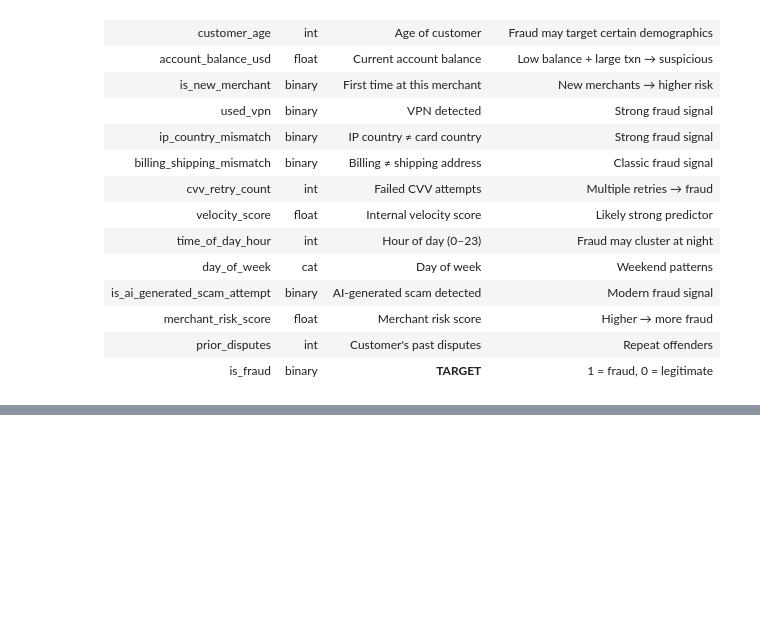
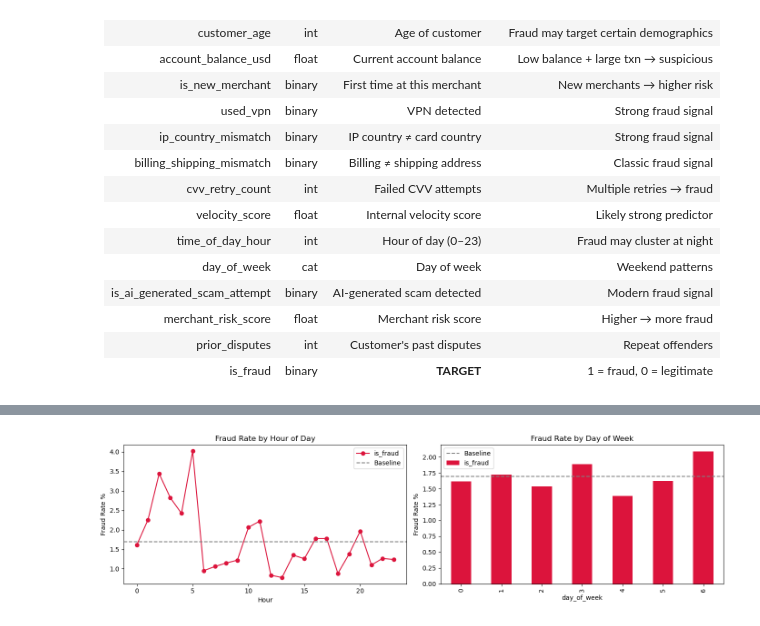
Before and after one commit to Uday2419/Fraudlense, a Jupyter notebook: notebooks/01_data_understanding.ipynb, the cells around one changed output, grey strips where cells are left out. Saved outputs shown, nothing was run; the diff lists cells and outputs as text; code cells hidden in the pictures; blank space fills up the shorter version.

```diff
--- a/notebooks/01_data_understanding.ipynb
+++ b/notebooks/01_data_understanding.ipynb
@@ -224,0 +320,24 @@ Test fraud rate:  0.0170
+# %%
+fig, axes = plt.subplots(1, 2, figsize=(14, 4))
+
+# By hour
+hour_fraud = df.groupby('time_of_day_hour')['is_fraud'].mean() * 100
+hour_fraud.plot(ax=axes[0], marker='o', color='crimson')
+axes[0].set_title('Fraud Rate by Hour of Day')
+axes[0].set_xlabel('Hour')
+axes[0].set_ylabel('Fraud Rate %')
+axes[0].axhline(df['is_fraud'].mean() * 100, ls='--', color='gray', label='Baseline')
+axes[0].legend()
+
+# By day
+day_fraud = df.groupby('day_of_week')['is_fraud'].mean() * 100
+day_fraud.plot(kind='bar', ax=axes[1], color='crimson')
+axes[1].set_title('Fraud Rate by Day of Week')
+axes[1].set_ylabel('Fraud Rate %')
+axes[1].axhline(df['is_fraud'].mean() * 100, ls='--', color='gray', label='Baseline')
+axes[1].legend()
+
+plt.tight_layout()
+plt.show()
+# %% [output]
+[figure, added]
```
Also changed, not shown: parts of 6 cells of this notebook.
